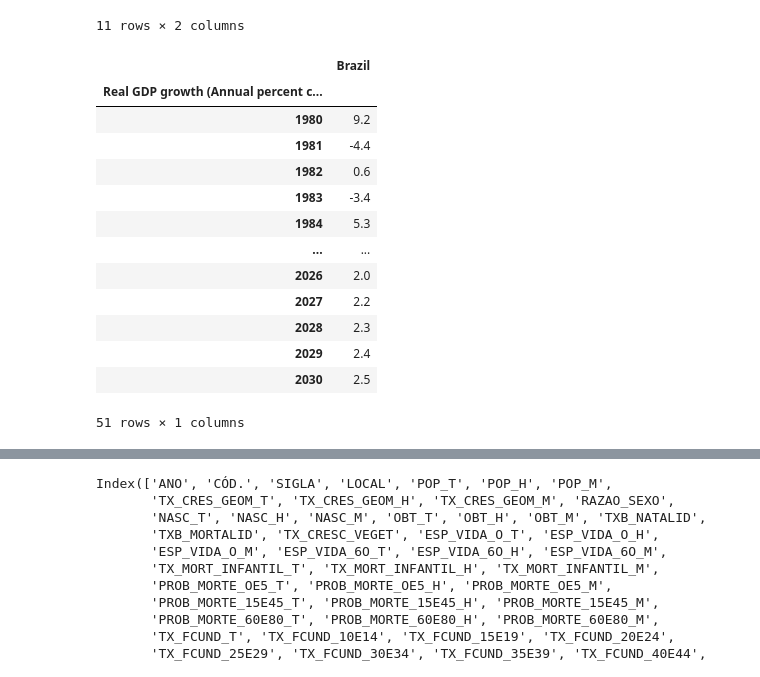
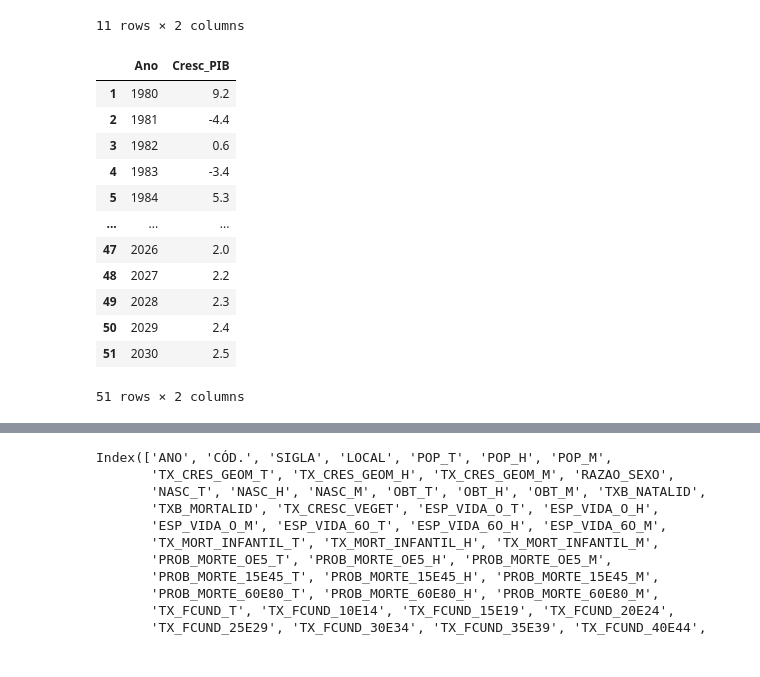
Before and after one commit to gabyxsantos/Economia, a Jupyter notebook: atualizandodf.ipynb, the cells around one changed output, grey strips where cells are left out. Drawn from its saved outputs; the diff is of its cells as text; code cells hidden in the pictures.

```diff
--- a/atualizandodf.ipynb
+++ b/atualizandodf.ipynb
@@ -100,33 +100,32 @@ dados_receita_real
 # %%
 PIB=pd.read_excel("https://github.com/gabyxsantos/Economia/raw/refs/heads/main/PIB.xls")
 
 # Pega a transposta
 PIB=PIB.T
 colunas_para_remover=PIB.columns[[0,2,3]]
 # Remove colunas desnecessárias
 PIB=PIB.drop(colunas_para_remover,axis=1)
 PIB=PIB.reset_index()
 # Renomeia as colunas com o valor da primeira linha
 for i in range(0, PIB.shape[1]):
     PIB.rename(columns={PIB.columns[i]: PIB.iloc[0, i]}, inplace=True)
 PIB = PIB.drop(0)
-PIB=PIB.set_index(PIB.columns[0])
+PIB=PIB.rename(columns={'Real GDP growth (Annual percent change)':'Ano','Brazil':'Cresc_PIB'})
 PIB
 # %% [output]
-|  | Brazil |
-| Real GDP growth (Annual percent c... |  |
-| 1980 | 9.2 |
-| 1981 | -4.4 |
-| 1982 | 0.6 |
-| 1983 | -3.4 |
-| 1984 | 5.3 |
-| ... | ... |
-| 2026 | 2.0 |
-| 2027 | 2.2 |
-| 2028 | 2.3 |
-| 2029 | 2.4 |
-| 2030 | 2.5 |
+|  | Ano | Cresc_PIB |
+| 1 | 1980 | 9.2 |
+| 2 | 1981 | -4.4 |
+| 3 | 1982 | 0.6 |
+| 4 | 1983 | -3.4 |
+| 5 | 1984 | 5.3 |
+| ... | ... | ... |
+| 47 | 2026 | 2.0 |
+| 48 | 2027 | 2.2 |
+| 49 | 2028 | 2.3 |
+| 50 | 2029 | 2.4 |
+| 51 | 2030 | 2.5 |
-51 rows × 1 columns
+51 rows × 2 columns
 # %%
 url = "https://raw.githubusercontent.com/gabyxsantos/Economia/main/projecoes_2024_tab4_indicadores.xlsx"
 dados = pd.read_excel(url)
```
Also changed, not shown: parts of 6 cells of this notebook.
